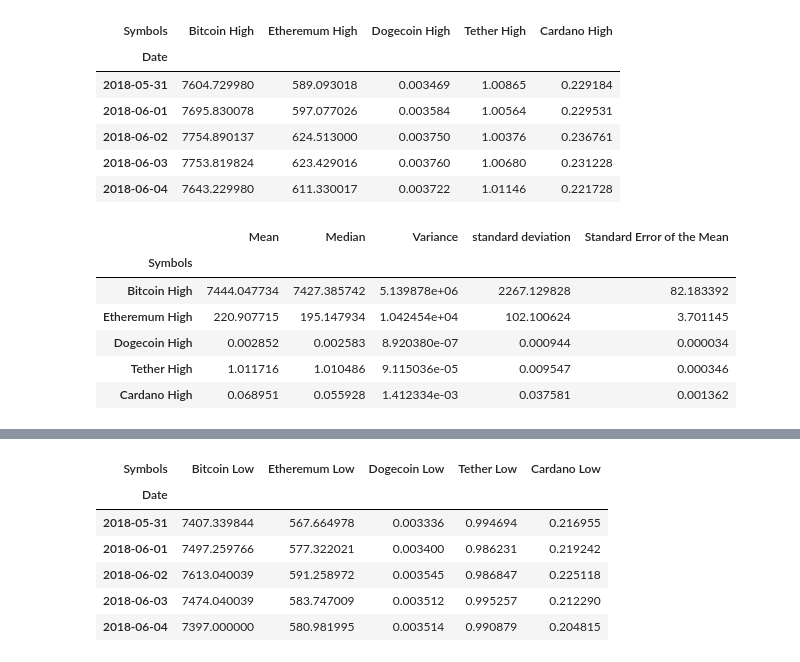
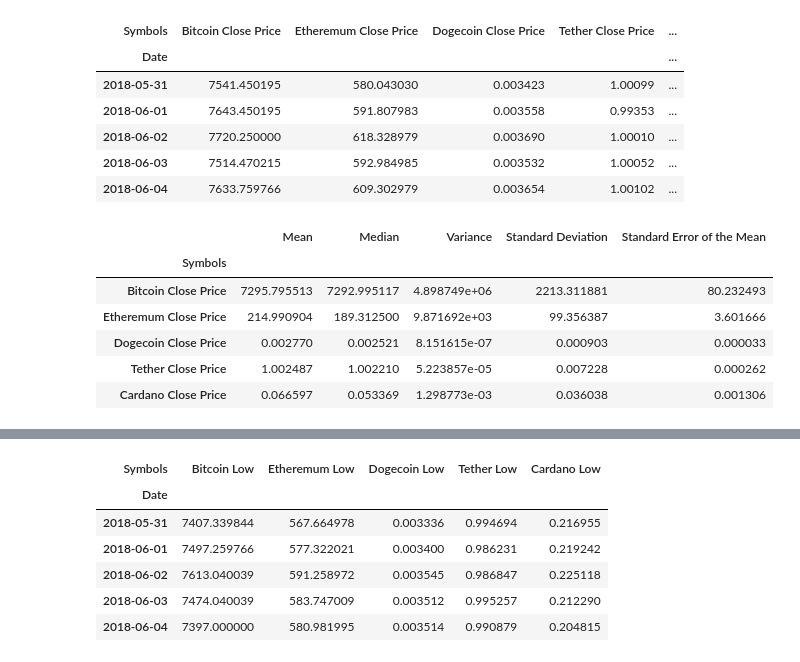
Before and after one commit to ashleighdevito/Cryptocurrency, a Jupyter notebook: Analysis/Working_Scripts/cryptocurrencis.ipynb, the cells around one changed output, grey strips where cells are left out. Drawn from its saved outputs; the diff is of its cells as text; code cells hidden in the pictures.

```diff
--- a/Analysis/Working_Scripts/cryptocurrencis.ipynb
+++ b/Analysis/Working_Scripts/cryptocurrencis.ipynb
@@ -61,54 +61,54 @@ def stock_information():
 # %%
 #Bitcoin ticker symbol is BTC-USD
 #Etheremum ticker symbol is ETH-USD
 #Dogecoin ticker symbol is DOGE-USD
 #Tether ticker symbol is USDT-USD
 #Cardano ticker symbol is ADA-USD
 #creat a list of cryptocurrencies
-crypto_list=["BTC-USD","ETH-USD","DOGE-USD","USDT-USD","ADA-USD"]
+crypto_list=["BTC-USD","ETH-USD","DOGE-USD","USDT-USD","ADA-USD",]
 #define date range
 start_d = "2018-06-01"
 end_d = "2020-06-30"
 #creat dataframe two indexes
 crypto_list_df = data.DataReader(crypto_list, "yahoo", start_d,end_d)
 #filter out daily high
-crypto_high = crypto_list_df.High.rename(columns={"BTC-USD": "Bitcoin High", "ETH-USD": "Etheremum High","DOGE-USD":"Dogecoin High", "USDT-USD":"Tether High", "ADA-USD":"Cardano High" })
+crypto_close = crypto_list_df.Close.rename(columns={"BTC-USD": "Bitcoin Close Price", "ETH-USD": "Etheremum Close Price","DOGE-USD":"Dogecoin Close Price", "USDT-USD":"Tether Close Price", "ADA-USD":"Cardano Close Price" })
 #save to csv
-crypto_high.to_csv("output/crypto_high.csv")
+crypto_close.to_csv("output/crypto_close.csv")
 #display
-crypto_high.head()
+crypto_close.head()
 # %% [output]
-| Symbols | Bitcoin High | Etheremum High | Dogecoin High | Tether High | Cardano High |
-| Date |  |  |  |  |  |
-| 2018-05-31 | 7604.729980 | 589.093018 | 0.003469 | 1.00865 | 0.229184 |
-| 2018-06-01 | 7695.830078 | 597.077026 | 0.003584 | 1.00564 | 0.229531 |
-| 2018-06-02 | 7754.890137 | 624.513000 | 0.003750 | 1.00376 | 0.236761 |
-| 2018-06-03 | 7753.819824 | 623.429016 | 0.003760 | 1.00680 | 0.231228 |
-| 2018-06-04 | 7643.229980 | 611.330017 | 0.003722 | 1.01146 | 0.221728 |
+| Symbols | Bitcoin Close Price | Etheremum Close Price | Dogecoin Close Price | Tether Close Price | ... |
+| Date |  |  |  |  | ... |
+| 2018-05-31 | 7541.450195 | 580.043030 | 0.003423 | 1.00099 | ... |
+| 2018-06-01 | 7643.450195 | 591.807983 | 0.003558 | 0.99353 | ... |
+| 2018-06-02 | 7720.250000 | 618.328979 | 0.003690 | 1.00010 | ... |
+| 2018-06-03 | 7514.470215 | 592.984985 | 0.003532 | 1.00052 | ... |
+| 2018-06-04 | 7633.759766 | 609.302979 | 0.003654 | 1.00102 | ... |
 # %%
 #calculate mean, median, variance, standard deviation, and Cryptocurrency high
-crypto_high_mean = crypto_high.mean()
-crypto_high_median = crypto_high.median()
-crypto_high_variance = crypto_high.var()
-crypto_high_std = crypto_high.std()
-crypto_high_sem = crypto_high.sem()
+crypto_close_mean = crypto_close.mean()
+crypto_close_median = crypto_close.median()
+crypto_close_variance = crypto_close.var()
+crypto_close_std = crypto_close.std()
+crypto_close_sem = crypto_close.sem()
 
 #create Dataframe
-crypto_high_stats = pd.DataFrame({"Mean": crypto_high_mean,"Median": crypto_high_median, "Variance":crypto_high_variance, "standard deviation": crypto_high_std, "Standard Error of the Mean":crypto_high_sem})
+crypto_close_stats = pd.DataFrame({"Mean": crypto_close_mean,"Median": crypto_close_median, "Variance":crypto_close_variance, "Standard Deviation": crypto_close_std, "Standard Error of the Mean":crypto_close_sem})
 
 #save to csv
-crypto_high_stats.to_csv("output/crypto_high_stats.csv")
+crypto_close_stats.to_csv("output/crypto_close_stats.csv")
 
 #display
-crypto_high_stats
+crypto_close_stats
 # %% [output]
-|  | Mean | Median | Variance | standard deviation | Standard Error of the Mean |
+|  | Mean | Median | Variance | Standard Deviation | Standard Error of the Mean |
 | Symbols |  |  |  |  |  |
-| Bitcoin High | 7444.047734 | 7427.385742 | 5.139878e+06 | 2267.129828 | 82.183392 |
-| Etheremum High | 220.907715 | 195.147934 | 1.042454e+04 | 102.100624 | 3.701145 |
-| Dogecoin High | 0.002852 | 0.002583 | 8.920380e-07 | 0.000944 | 0.000034 |
-| Tether High | 1.011716 | 1.010486 | 9.115036e-05 | 0.009547 | 0.000346 |
-| Cardano High | 0.068951 | 0.055928 | 1.412334e-03 | 0.037581 | 0.001362 |
+| Bitcoin Close Price | 7295.795513 | 7292.995117 | 4.898749e+06 | 2213.311881 | 80.232493 |
+| Etheremum Close Price | 214.990904 | 189.312500 | 9.871692e+03 | 99.356387 | 3.601666 |
+| Dogecoin Close Price | 0.002770 | 0.002521 | 8.151615e-07 | 0.000903 | 0.000033 |
+| Tether Close Price | 1.002487 | 1.002210 | 5.223857e-05 | 0.007228 | 0.000262 |
+| Cardano Close Price | 0.066597 | 0.053369 | 1.298773e-03 | 0.036038 | 0.001306 |
 # %%
 crypto_high[["Bitcoin High","Etheremum High","Dogecoin High","Tether High","Cardano High"]].plot(figsize=(15,5));
 # %% [output]
```
Also changed, not shown: parts of 21 cells of this notebook, 21 other files.
